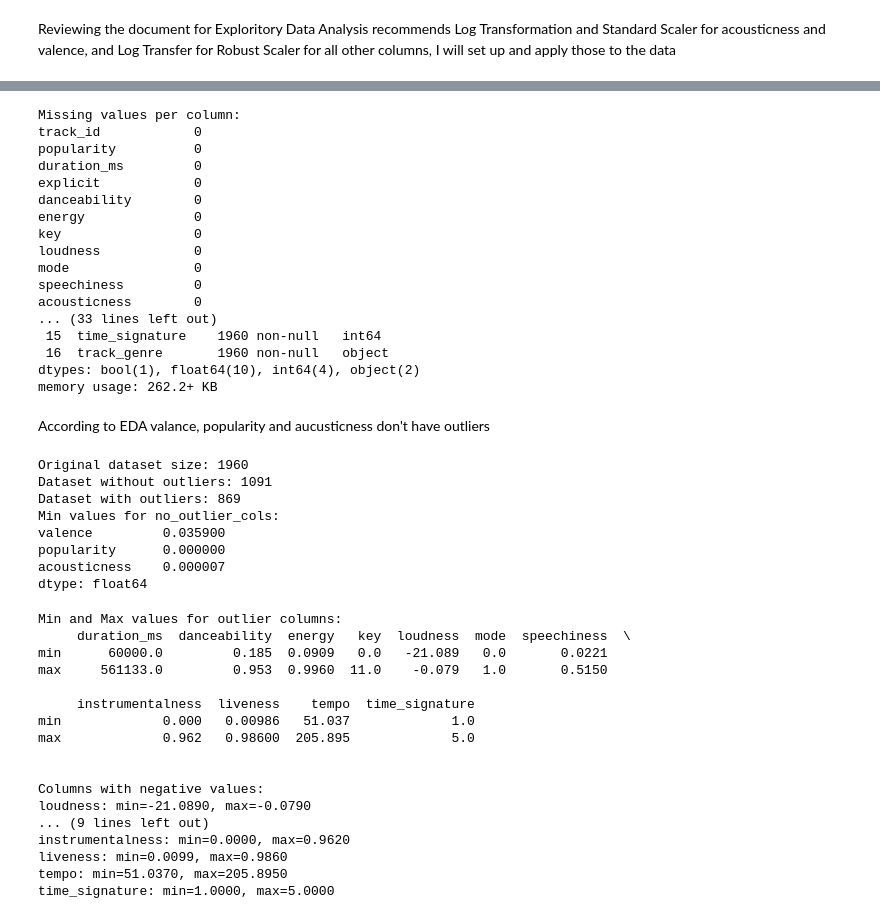
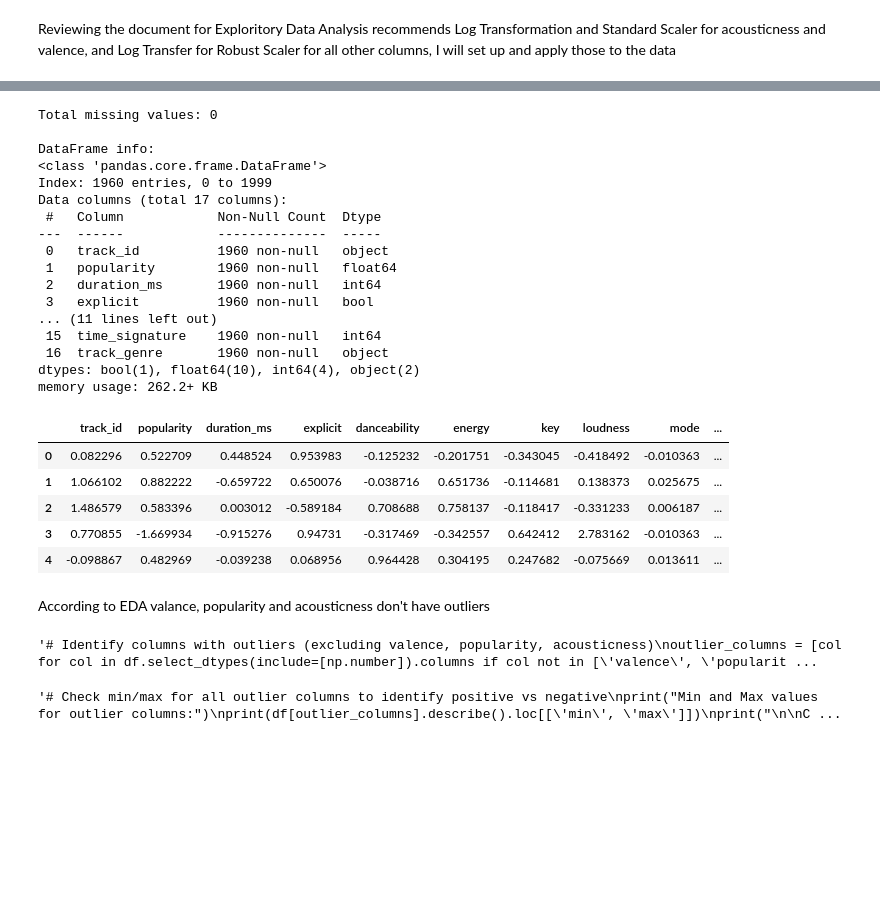
Before and after one commit to SamuelHellqvist/CS4168-DATA-MINING-UL----Project, a Jupyter notebook: Data_Preparation_notebook.ipynb, the cells around one changed output, grey strips where cells are left out. Drawn from its saved outputs; the diff is of its cells as text; code cells hidden in the pictures; blank space fills up the shorter version.

```diff
--- a/Data_Preparation_notebook.ipynb
+++ b/Data_Preparation_notebook.ipynb
@@ -97,35 +194,42 @@ preprocessor = ColumnTransformer(
 # %%
 # Check for missing values
-print("Missing values per column:")
-print(df.isnull().sum())
 print(f"\nTotal missing values: {df.isnull().sum().sum()}")
-print(f"\nPercentage of missing values: {df.isnull().sum().sum() / len(df) * 100:.2f}%")
 
 # Also check info
 print("\nDataFrame info:")
 df.info()
 # %% [output]
-Missing values per column:
-track_id            0
-popularity          0
-duration_ms         0
-explicit            0
-danceability        0
-energy              0
-key                 0
-loudness            0
-mode                0
-speechiness         0
-acousticness        0
-... (33 lines left out)
+Total missing values: 0
+
+DataFrame info:
+<class 'pandas.core.frame.DataFrame'>
+Index: 1960 entries, 0 to 1999
+Data columns (total 17 columns):
+ #   Column            Non-Null Count  Dtype
+---  ------            --------------  -----
+ 0   track_id          1960 non-null   object
+ 1   popularity        1960 non-null   float64
+ 2   duration_ms       1960 non-null   int64
+ 3   explicit          1960 non-null   bool
+... (11 lines left out)
  15  time_signature    1960 non-null   int64
  16  track_genre       1960 non-null   object
 dtypes: bool(1), float64(10), int64(4), object(2)
 memory usage: 262.2+ KB
+# %%
+df_transformed.head()
+# %% [output]
+|  | track_id | popularity | duration_ms | explicit | danceability | energy | key | loudness | mode | ... |
+| 0 | 0.082296 | 0.522709 | 0.448524 | 0.953983 | -0.125232 | -0.201751 | -0.343045 | -0.418492 | -0.010363 | ... |
+| 1 | 1.066102 | 0.882222 | -0.659722 | 0.650076 | -0.038716 | 0.651736 | -0.114681 | 0.138373 | 0.025675 | ... |
+| 2 | 1.486579 | 0.583396 | 0.003012 | -0.589184 | 0.708688 | 0.758137 | -0.118417 | -0.331233 | 0.006187 | ... |
+| 3 | 0.770855 | -1.669934 | -0.915276 | 0.94731 | -0.317469 | -0.342557 | 0.642412 | 2.783162 | -0.010363 | ... |
+| 4 | -0.098867 | 0.482969 | -0.039238 | 0.068956 | 0.964428 | 0.304195 | 0.247682 | -0.075669 | 0.013611 | ... |
 # %% [markdown]
-According to EDA valance, popularity and aucusticness don't have outliers
+According to EDA valance, popularity and acousticness don't have outliers
 # %%
-# Identify columns with outliers (excluding valence, popularity, acousticness)
+# Remove this for now as it seems rendundant compared to what was already done in the EDA notebook, we can always add it back in if we need to
+'''# Identify columns with outliers (excluding valence, popularity, acousticness)
 outlier_columns = [col for col in df.select_dtypes(include=[np.number]).columns if col not in ['valence', 'popularity', 'acousticness']]
 
 # Function to detect outliers using IQR
@@ -150,18 +254,11 @@ print(f"Dataset with outliers: {len(df_with_outliers)}")
 
 # Check min values for no_outlier_cols
 print("Min values for no_outlier_cols:")
-print(df[['valence', 'popularity', 'acousticness']].min())
+print(df[['valence', 'popularity', 'acousticness']].min()) '''
 # %% [output]
-Original dataset size: 1960
-Dataset without outliers: 1091
-Dataset with outliers: 869
-Min values for no_outlier_cols:
-valence         0.035900
-popularity      0.000000
-acousticness    0.000007
-dtype: float64
+'# Identify columns with outliers (excluding valence, popularity, acousticness)\noutlier_columns = [col for col in df.select_dtypes(include=[np.number]).columns if col not in [\'valence\', \'popularit ...
 # %%
-# Check min/max for all outlier columns to identify positive vs negative
+'''# Check min/max for all outlier columns to identify positive vs negative
 print("Min and Max values for outlier columns:")
 print(df[outlier_columns].describe().loc[['min', 'max']])
 print("\n\nColumns with negative values:")
@@ -172,23 +269,7 @@ for col in outlier_columns:
 print("\n\nColumns with only positive values:")
 for col in outlier_columns:
     if df[col].min() >= 0:
-        print(f"{col}: min={df[col].min():.4f}, max={df[col].max():.4f}")
+        print(f"{col}: min={df[col].min():.4f}, max={df[col].max():.4f}")'''
 # %% [output]
-Min and Max values for outlier columns:
-     duration_ms  danceability  energy   key  loudness  mode  speechiness  \
-min      60000.0         0.185  0.0909   0.0   -21.089   0.0       0.0221
-max     561133.0         0.953  0.9960  11.0    -0.079   1.0       0.5150
-
-     instrumentalness  liveness    tempo  time_signature
-min             0.000   0.00986   51.037             1.0
-max             0.962   0.98600  205.895             5.0
-
-
-Columns with negative values:
-loudness: min=-21.0890, max=-0.0790
-... (9 lines left out)
-instrumentalness: min=0.0000, max=0.9620
-liveness: min=0.0099, max=0.9860
-tempo: min=51.0370, max=205.8950
-time_signature: min=1.0000, max=5.0000
+'# Check min/max for all outlier columns to identify positive vs negative\nprint("Min and Max values for outlier columns:")\nprint(df[outlier_columns].describe().loc[[\'min\', \'max\']])\nprint("\n\nC ...
 # %%
```
Also changed, not shown: parts of 6 cells of this notebook.
